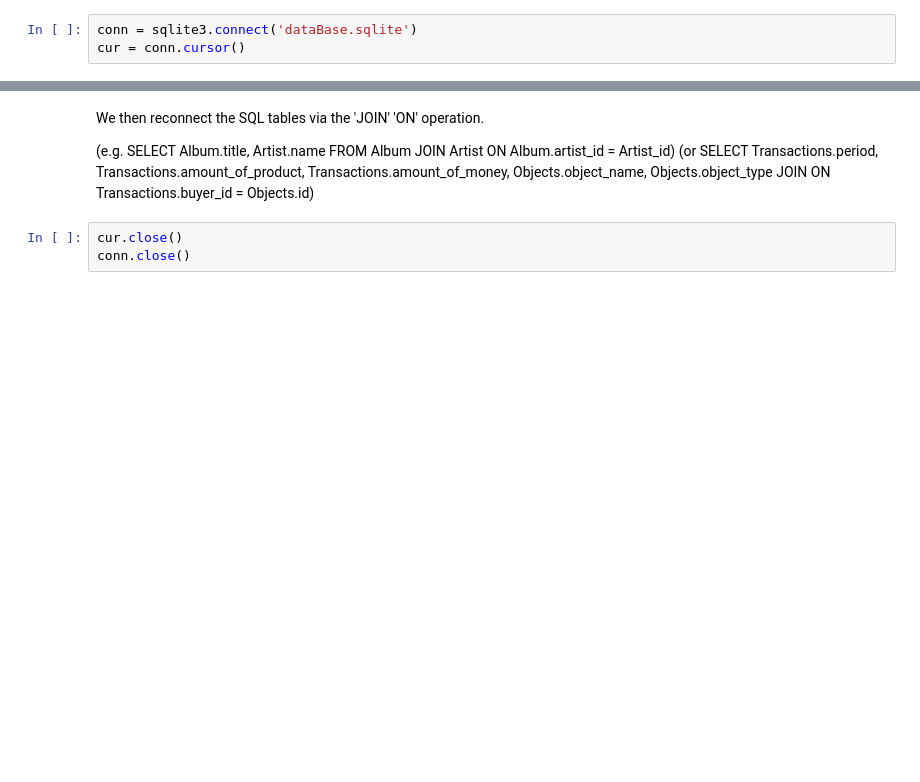
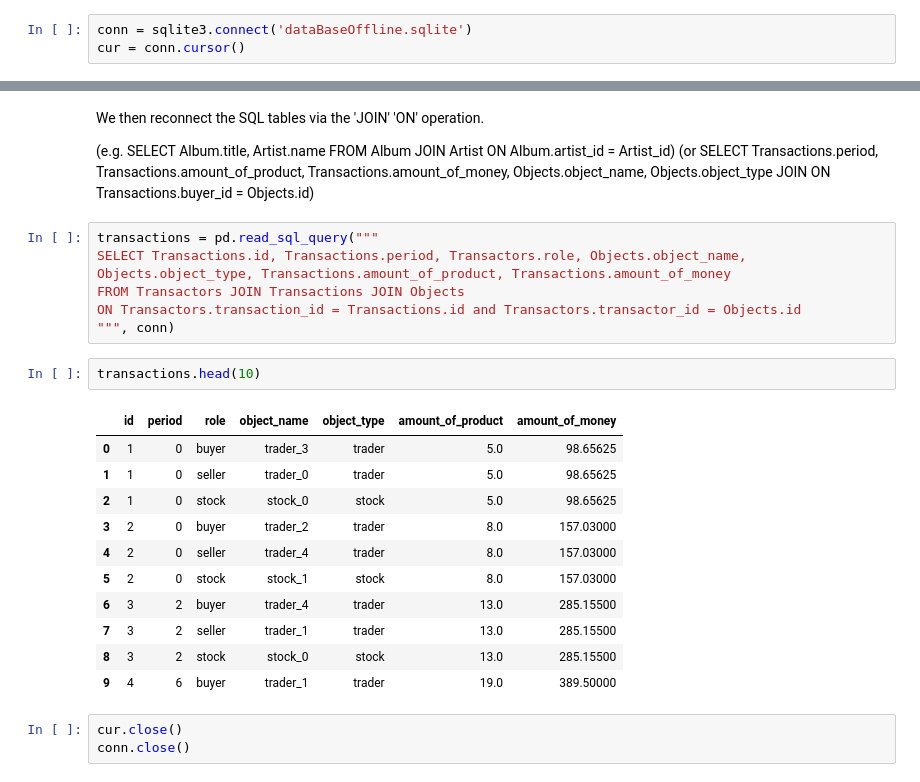
Before and after one commit to LCfP/Agent-Based-Stock-Market-Model, a Jupyter notebook: data_notebook.ipynb, the cells around one changed output, grey strips where cells are left out. Saved outputs shown, nothing was run; the diff lists cells and outputs as text; blank space fills up the shorter version.

```diff
--- a/data_notebook.ipynb
+++ b/data_notebook.ipynb
@@ -12,7 +12,7 @@ style.use('seaborn-darkgrid')
 # %% [markdown]
 First, we open a connection to the database
 # %%
-conn = sqlite3.connect('dataBase.sqlite')
+conn = sqlite3.connect('dataBaseOffline.sqlite')
 cur = conn.cursor()
 # %% [markdown]
 ## 1 Analysis of state variables
@@ -228,6 +228,26 @@ We then reconnect the SQL tables via the 'JOIN' 'ON' operation.
 
 (e.g. SELECT Album.title, Artist.name FROM Album JOIN Artist ON Album.artist_id = Artist_id)
 (or SELECT Transactions.period, Transactions.amount_of_product, Transactions.amount_of_money, Objects.object_name, Objects.object_type JOIN ON Transactions.buyer_id = Objects.id)
+# %%
+transactions = pd.read_sql_query("""
+SELECT Transactions.id, Transactions.period, Transactors.role, Objects.object_name, Objects.object_type, Transactions.amount_of_product, Transactions.amount_of_money
+FROM Transactors JOIN Transactions JOIN Objects
+ON Transactors.transaction_id = Transactions.id and Transactors.transactor_id = Objects.id
+""", conn)
+# %%
+transactions.head(10)
+# %% [output]
+|  | id | period | role | object_name | object_type | amount_of_product | amount_of_money |
+| 0 | 1 | 0 | buyer | trader_3 | trader | 5.0 | 98.65625 |
+| 1 | 1 | 0 | seller | trader_0 | trader | 5.0 | 98.65625 |
+| 2 | 1 | 0 | stock | stock_0 | stock | 5.0 | 98.65625 |
+| 3 | 2 | 0 | buyer | trader_2 | trader | 8.0 | 157.03000 |
+| 4 | 2 | 0 | seller | trader_4 | trader | 8.0 | 157.03000 |
+| 5 | 2 | 0 | stock | stock_1 | stock | 8.0 | 157.03000 |
+| 6 | 3 | 2 | buyer | trader_4 | trader | 13.0 | 285.15500 |
+| 7 | 3 | 2 | seller | trader_1 | trader | 13.0 | 285.15500 |
+| 8 | 3 | 2 | stock | stock_0 | stock | 13.0 | 285.15500 |
+| 9 | 4 | 6 | buyer | trader_1 | trader | 19.0 | 389.50000 |
 # %%
 cur.close()
 conn.close()
```
Also changed, not shown: 3 other files.
